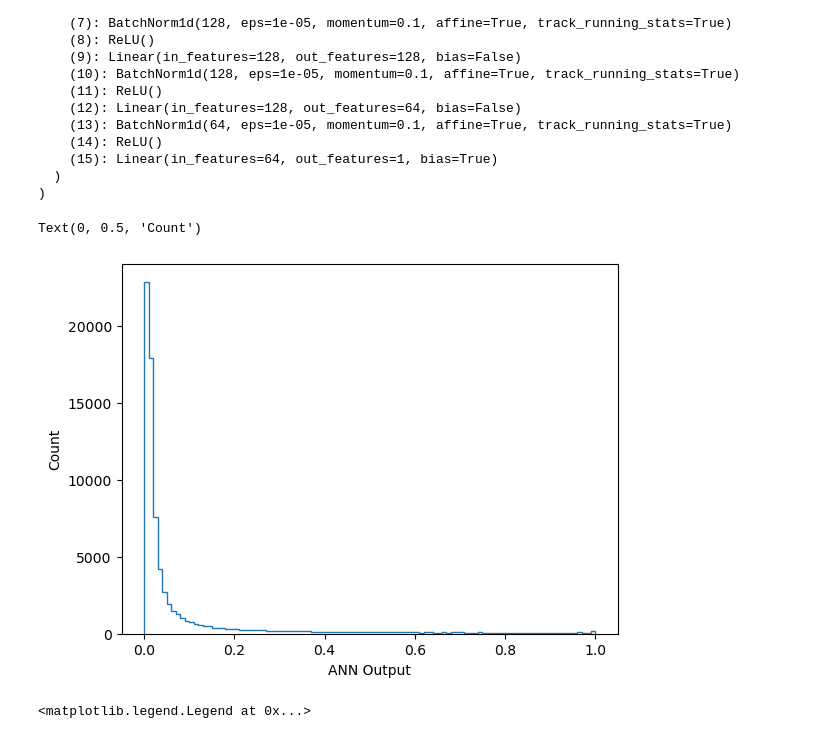
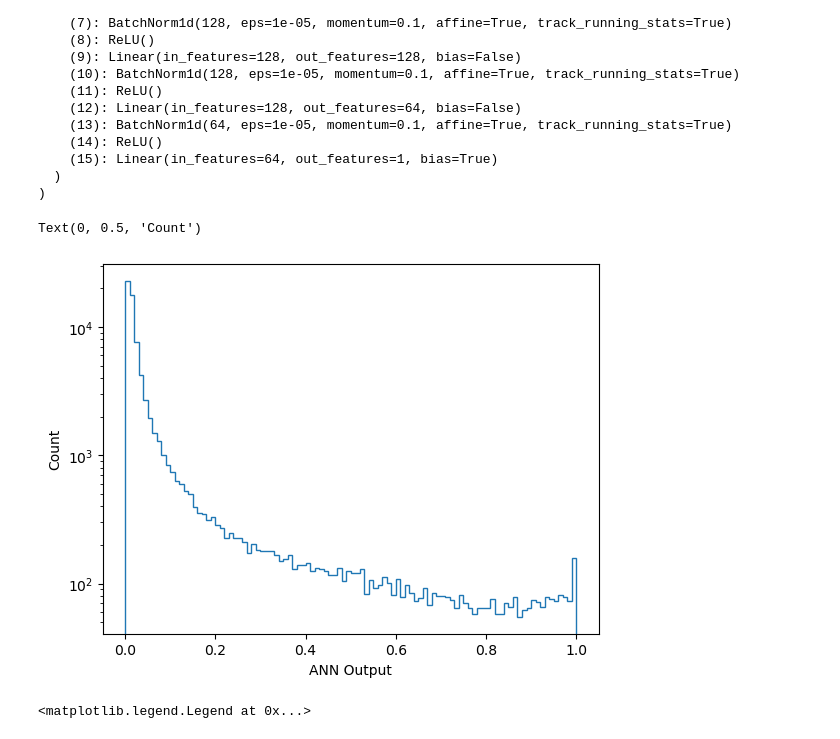
Before and after one commit to mghrear/pivoting-ANN, a Jupyter notebook: compare_models.ipynb, the cells around one changed output. Cells and saved outputs as stored; diff of their text form; code cells hidden in the pictures.

```diff
--- a/compare_models.ipynb
+++ b/compare_models.ipynb
@@ -323,12 +333,12 @@ final_pred = mytools.test_final(final_loader, final_classifier, device)
 final_pred=torch.sigmoid(torch.tensor(final_pred)).numpy()
 # %%
 plt.hist(final_pred,bins=np.arange(0,1.01,0.01), histtype='step')
-#plt.yscale('log')
+plt.yscale('log')
 plt.xlabel('ANN Output')
 plt.ylabel('Count')
 # %% [output]
 Text(0, 0.5, 'Count')
-[figure, old version]
+[figure, new version]
 # %%
 X_final['pred'] = final_pred
 X_final['InvM'] = mytools.get_InvM(X_final)
```
Also changed, not shown: parts of 10 cells of this notebook, 7 other files.
